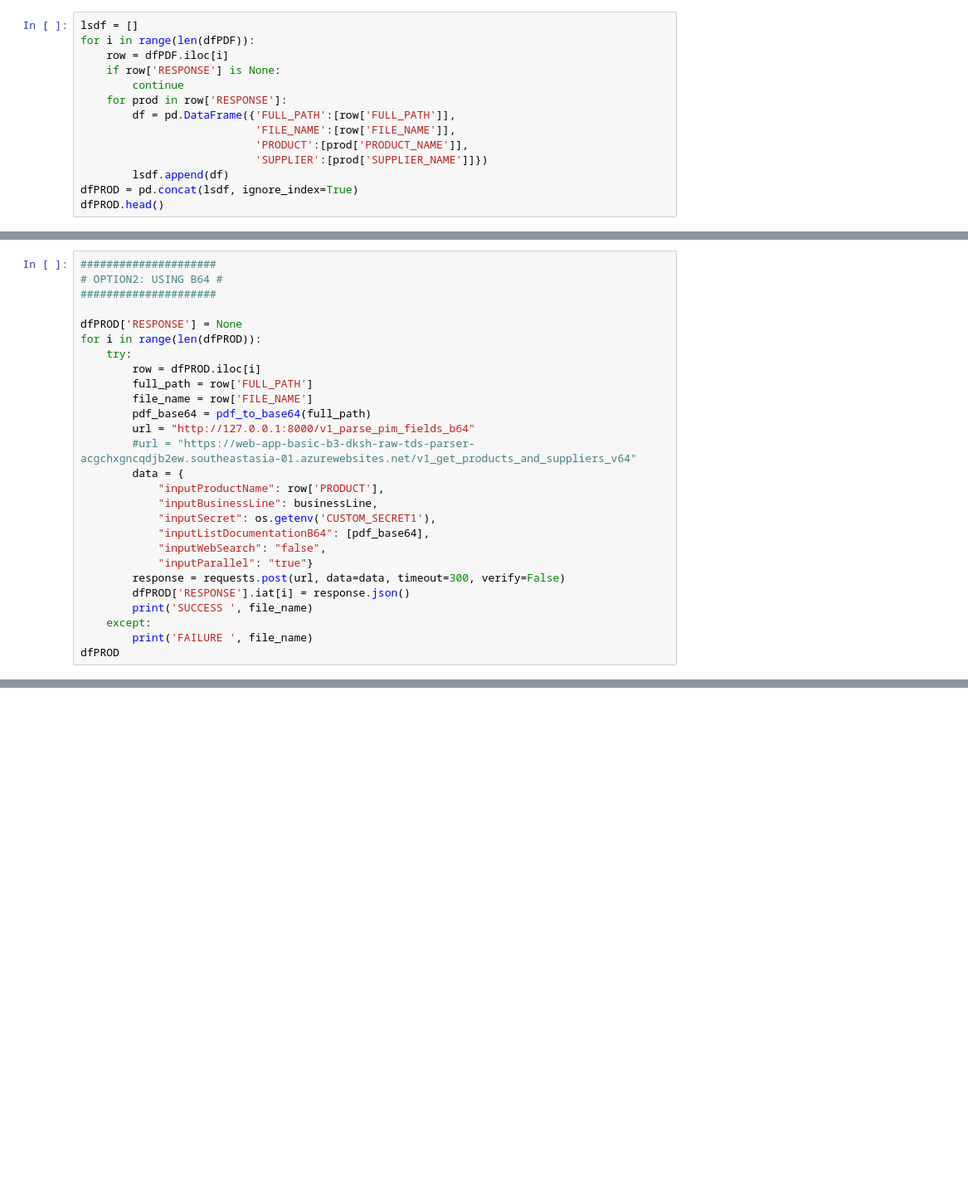
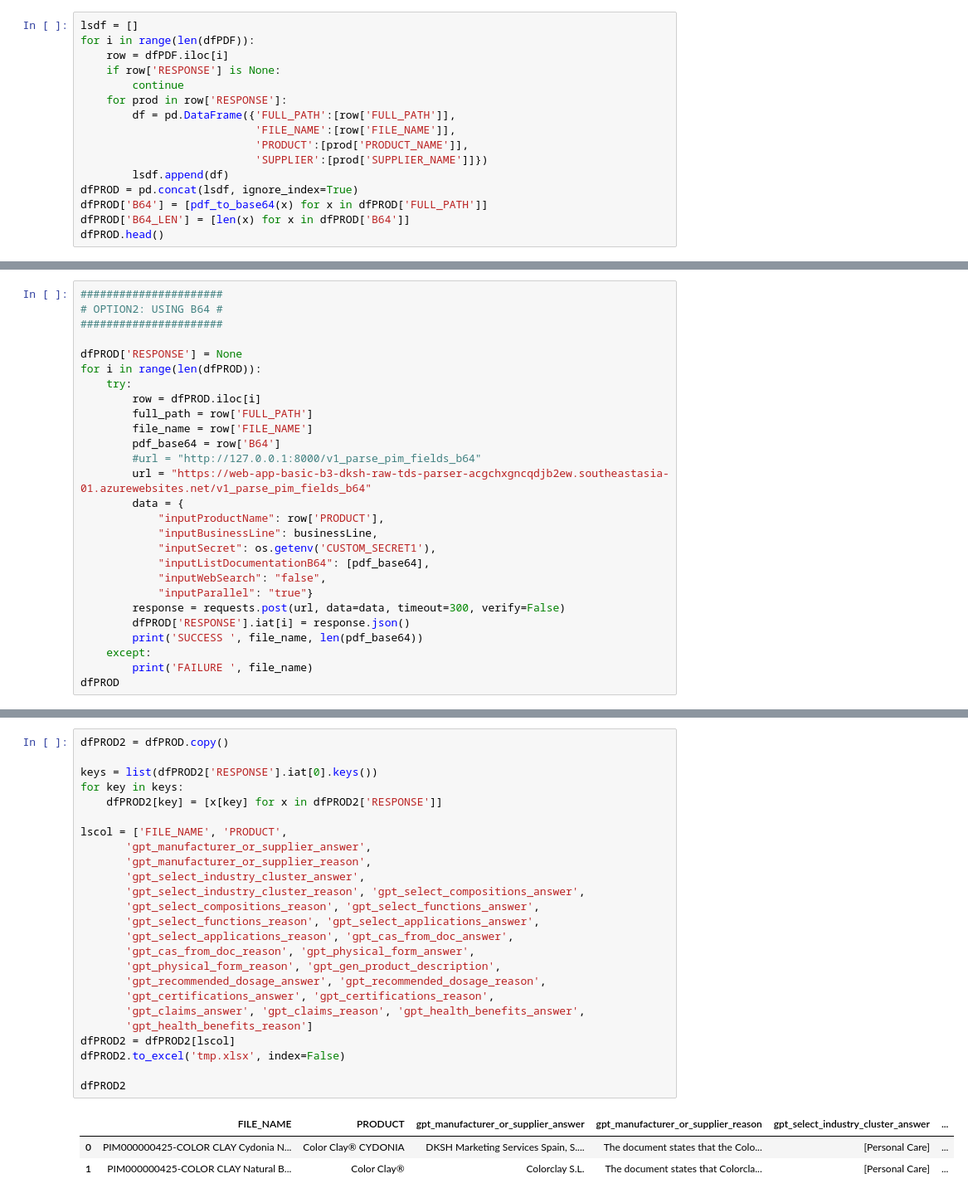
Before and after one commit to polohot/dksh-raw-tds-parser, a Jupyter notebook: apiTest.ipynb, the cells around one changed output, grey strips where cells are left out. Shown at 83% size. Drawn from its saved outputs; the diff is of its cells as text; blank space fills up the shorter version.

```diff
--- a/apiTest.ipynb
+++ b/apiTest.ipynb
@@ -109,5 +99,7 @@ for i in range(len(dfPDF)):
                            'SUPPLIER':[prod['SUPPLIER_NAME']]})
         lsdf.append(df)
 dfPROD = pd.concat(lsdf, ignore_index=True)
+dfPROD['B64'] = [pdf_to_base64(x) for x in dfPROD['FULL_PATH']]
+dfPROD['B64_LEN'] = [len(x) for x in dfPROD['B64']]
 dfPROD.head()
 # %% [output]
@@ -182,7 +158,7 @@ SUCCESS  PIM000144340-9040 -TDS Farina Proteica di Noci Biologica - TDS Organic
 # %%
-#####################
+######################
 # OPTION2: USING B64 #
-#####################
+######################
 
 dfPROD['RESPONSE'] = None
 for i in range(len(dfPROD)):
@@ -190,9 +166,9 @@ for i in range(len(dfPROD)):
         row = dfPROD.iloc[i]
         full_path = row['FULL_PATH']
         file_name = row['FILE_NAME']
-        pdf_base64 = pdf_to_base64(full_path)
-        url = "http://127.0.0.1:8000/v1_parse_pim_fields_b64"
-        #url = "https://web-app-basic-b3-dksh-raw-tds-parser-acgchxgncqdjb2ew.southeastasia-01.azurewebsites.net/v1_get_products_and_suppliers_v64"
+        pdf_base64 = row['B64']
+        #url = "http://127.0.0.1:8000/v1_parse_pim_fields_b64"
+        url = "https://web-app-basic-b3-dksh-raw-tds-parser-acgchxgncqdjb2ew.southeastasia-01.azurewebsites.net/v1_parse_pim_fields_b64"
         data = {
             "inputProductName": row['PRODUCT'],
             "inputBusinessLine": businessLine,
@@ -202,7 +178,7 @@ for i in range(len(dfPROD)):
             "inputParallel": "true"}
         response = requests.post(url, data=data, timeout=300, verify=False)
         dfPROD['RESPONSE'].iat[i] = response.json()
-        print('SUCCESS ', file_name)
+        print('SUCCESS ', file_name, len(pdf_base64))
     except:
         print('FAILURE ', file_name)
 dfPROD
@@ -220,0 +209,29 @@ SUCCESS  PIM000007436-Specification_1101103010101_Apple juice concentrate_Austri
+# %%
+dfPROD2 = dfPROD.copy()
+
+keys = list(dfPROD2['RESPONSE'].iat[0].keys())
+for key in keys:
+    dfPROD2[key] = [x[key] for x in dfPROD2['RESPONSE']]
+
+lscol = ['FILE_NAME', 'PRODUCT',
+       'gpt_manufacturer_or_supplier_answer',
+       'gpt_manufacturer_or_supplier_reason',
+       'gpt_select_industry_cluster_answer',
+       'gpt_select_industry_cluster_reason', 'gpt_select_compositions_answer',
+       'gpt_select_compositions_reason', 'gpt_select_functions_answer',
+       'gpt_select_functions_reason', 'gpt_select_applications_answer',
+       'gpt_select_applications_reason', 'gpt_cas_from_doc_answer',
+       'gpt_cas_from_doc_reason', 'gpt_physical_form_answer',
+       'gpt_physical_form_reason', 'gpt_gen_product_description',
+       'gpt_recommended_dosage_answer', 'gpt_recommended_dosage_reason',
+       'gpt_certifications_answer', 'gpt_certifications_reason',
+       'gpt_claims_answer', 'gpt_claims_reason', 'gpt_health_benefits_answer',
+       'gpt_health_benefits_reason']
+dfPROD2 = dfPROD2[lscol]
+dfPROD2.to_excel('tmp.xlsx', index=False)
+
+dfPROD2
+# %% [output]
+|  | FILE_NAME | PRODUCT | gpt_manufacturer_or_supplier_answer | gpt_manufacturer_or_supplier_reason | gpt_select_industry_cluster_answer | ... |
+| 0 | PIM000000425-COLOR CLAY Cydonia N... | Color Clay® CYDONIA | DKSH Marketing Services Spain, S.... | The document states that the Colo... | [Personal Care] | ... |
+| 1 | PIM000000425-COLOR CLAY Natural B... | Color Clay® | Colorclay S.L. | The document states that Colorcla... | [Personal Care] | ... |
```
Also changed, not shown: parts of 11 cells of this notebook, 56 other files.
